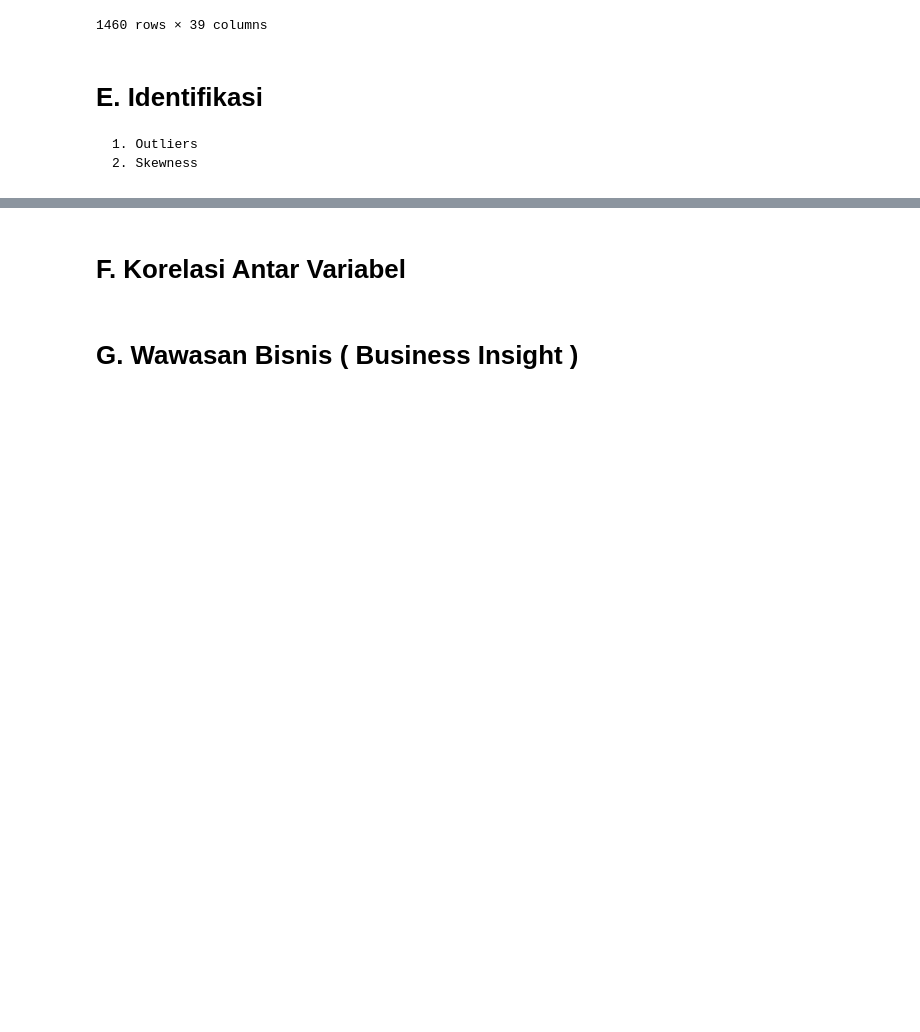
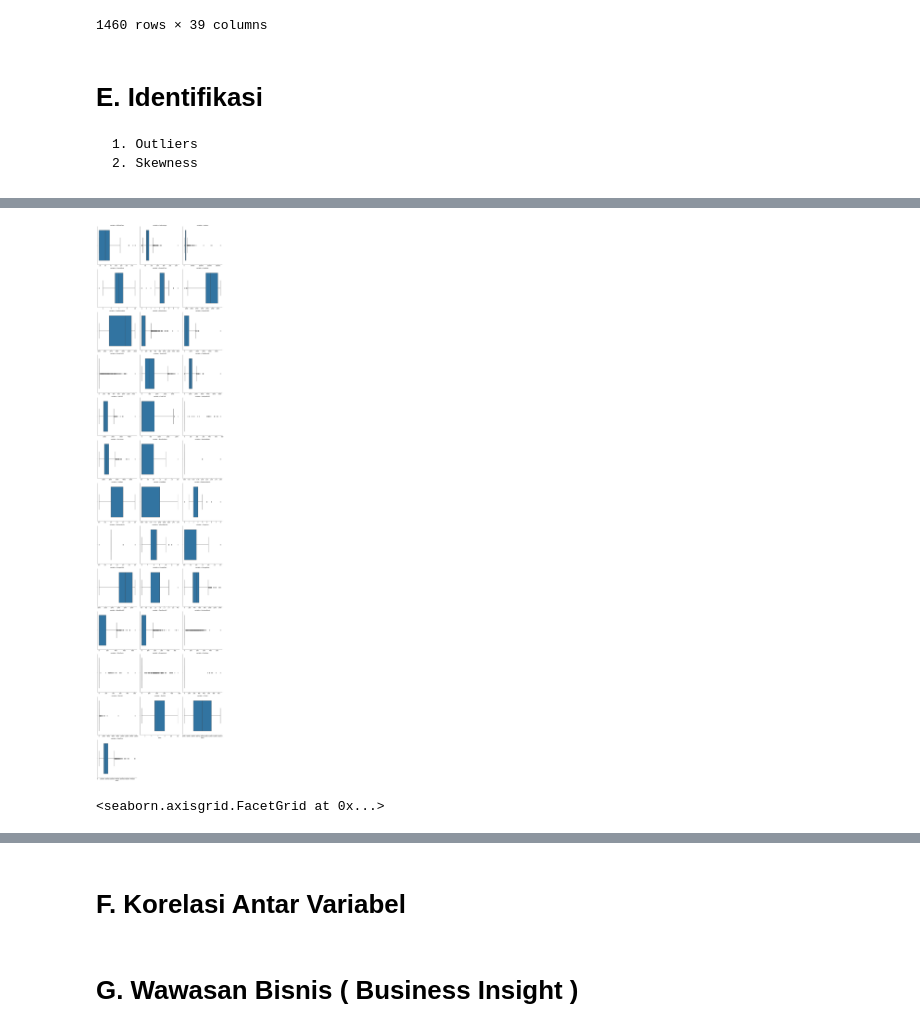
Before and after one commit to universeinme/Journal, a Jupyter notebook: python/hp-rat/processor.ipynb, the cells around one changed output, grey strips where cells are left out. Saved outputs shown, nothing was run; the diff lists cells and outputs as text; code cells hidden in the pictures; blank space fills up the shorter version.

```diff
--- a/python/hp-rat/processor.ipynb
+++ b/python/hp-rat/processor.ipynb
@@ -302,0 +356,6 @@ df2_categoric
+# %%
+# outliers plots
+viz(df2_numeric, sns.boxplot)
+# %% [output]
+[figure, added]
+<seaborn.axisgrid.FacetGrid at 0x...>
```
Also changed, not shown: parts of 6 cells of this notebook.
